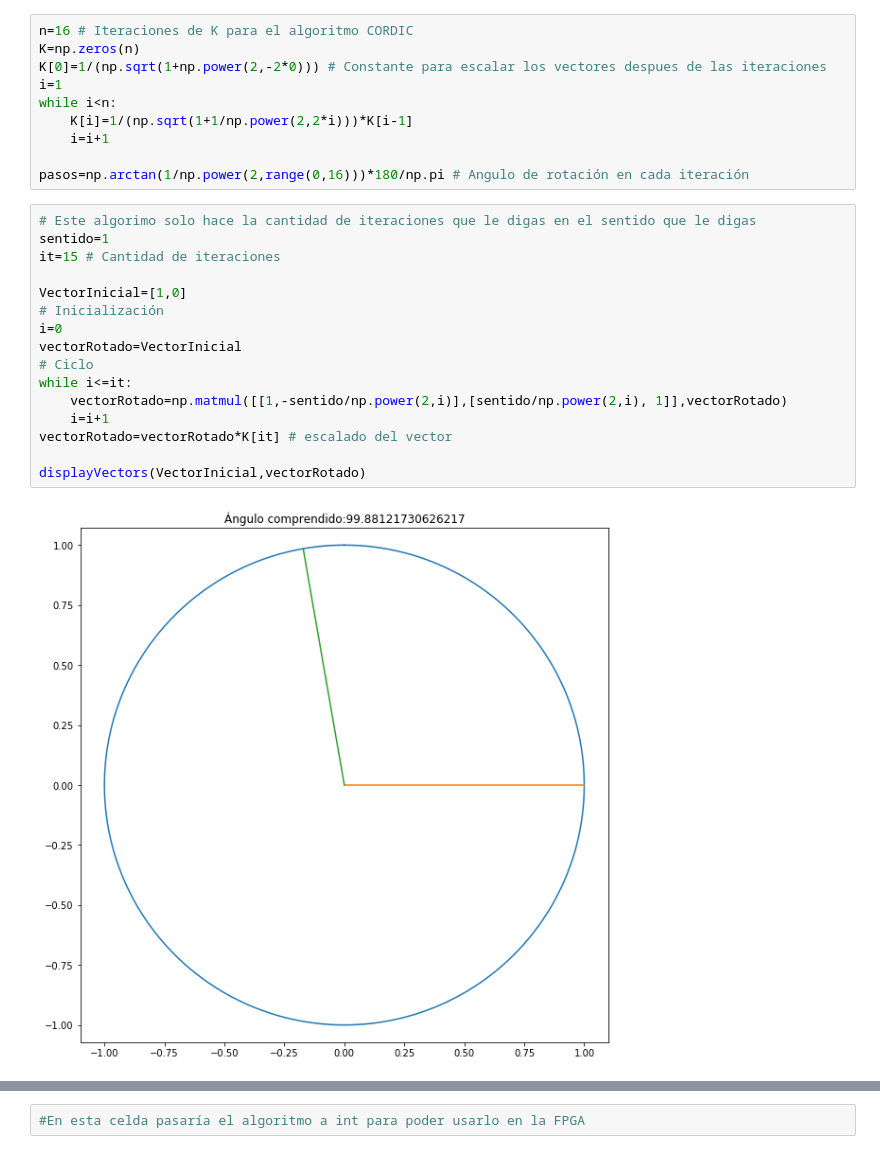
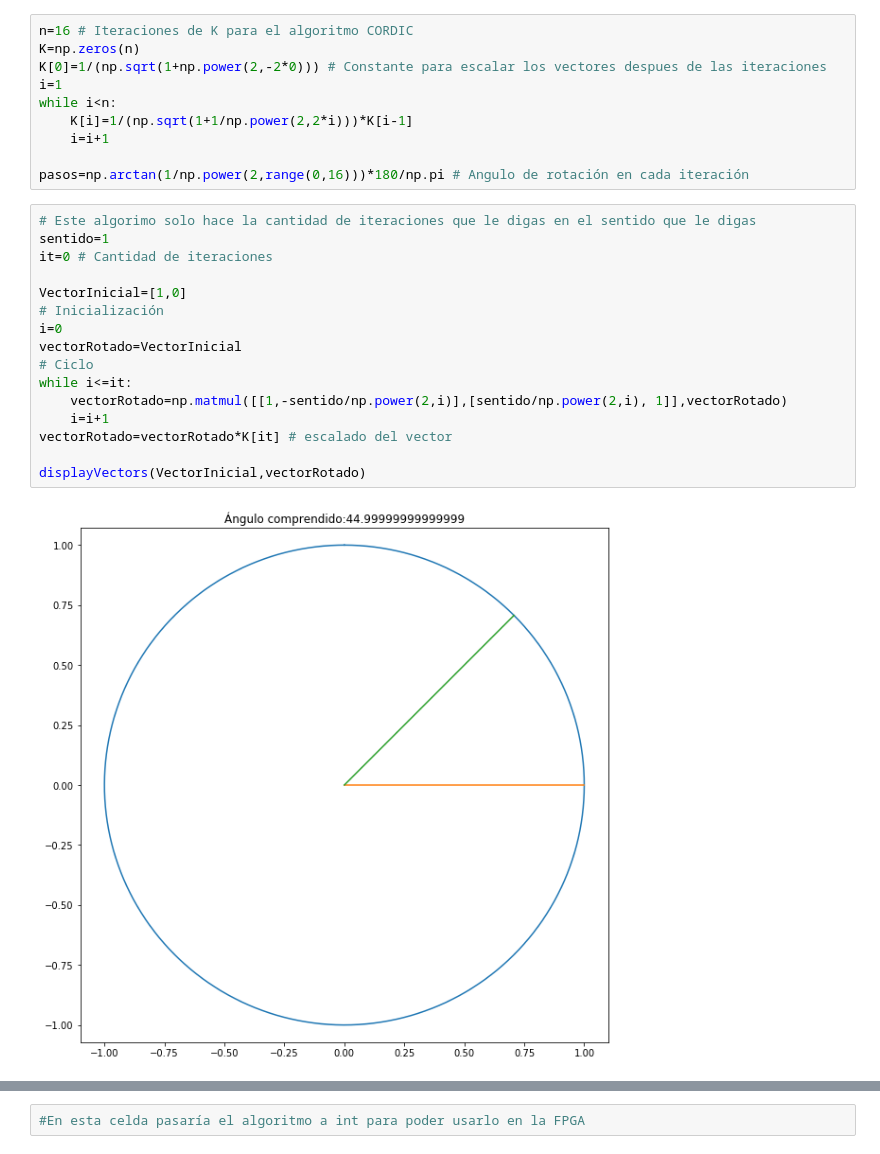
Before and after one commit to pashmir/digisist, a Jupyter notebook: Prueba_CORDIC/CORDIC.ipynb, the cells around one changed output, grey strips where cells are left out. Cells and saved outputs as stored; diff of their text form.

```diff
--- a/Prueba_CORDIC/CORDIC.ipynb
+++ b/Prueba_CORDIC/CORDIC.ipynb
@@ -81,21 +81,21 @@ pasos=np.arctan(1/np.power(2,range(0,16)))*180/np.pi # Angulo de rotación en ca
 # %%
 # Este algorimo solo hace la cantidad de iteraciones que le digas en el sentido que le digas
 sentido=1
-it=15 # Cantidad de iteraciones
+it=0 # Cantidad de iteraciones
 
 VectorInicial=[1,0]
 # Inicialización
 i=0
 vectorRotado=VectorInicial
 # Ciclo
 while i<=it:
     vectorRotado=np.matmul([[1,-sentido/np.power(2,i)],[sentido/np.power(2,i), 1]],vectorRotado)
     i=i+1
 vectorRotado=vectorRotado*K[it] # escalado del vector
 
 displayVectors(VectorInicial,vectorRotado)
 # %% [output]
-[figure, old version]
+[figure, new version]
 # %%
 #Este sería el algorimo que te gira los vectores
 #Parámetros
```
Also changed, not shown: parts of 3 cells of this notebook, 15 other files.
